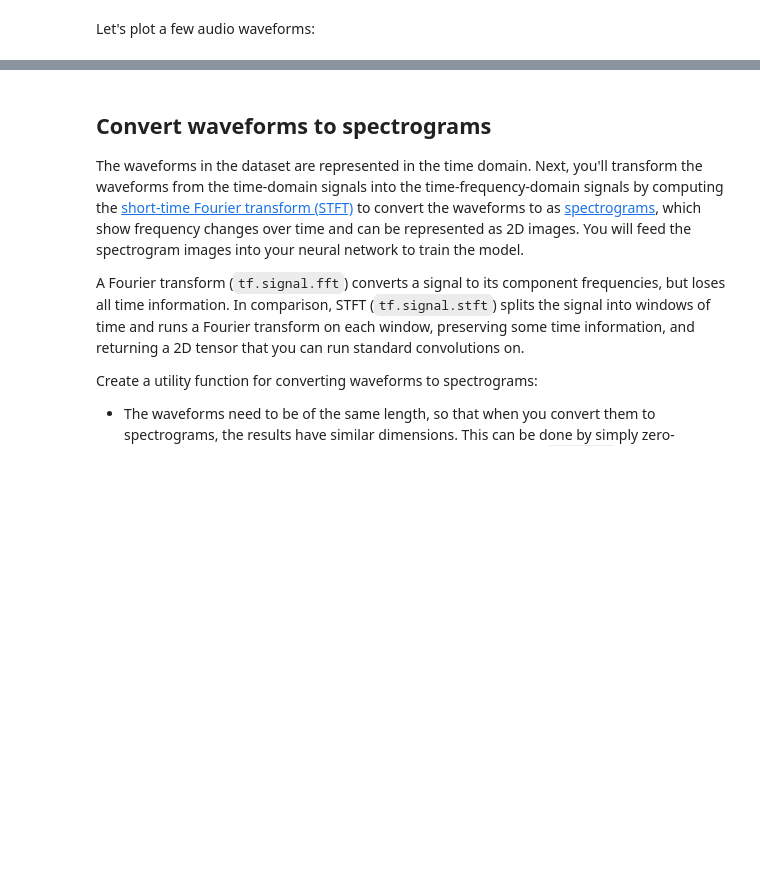
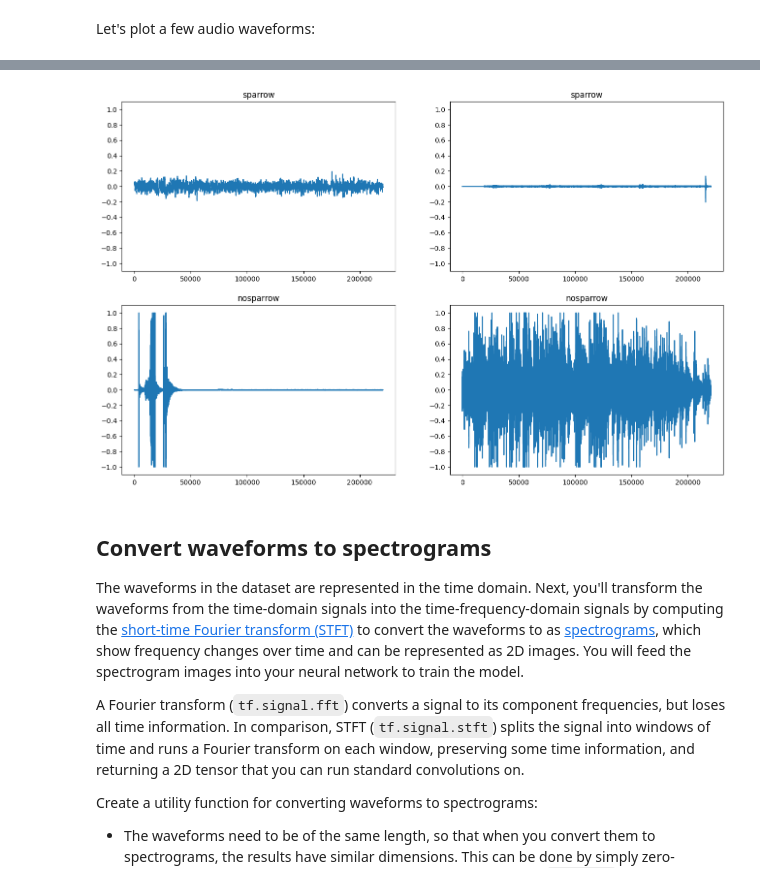
Before and after one commit to gaby-1998/birdguard, a Jupyter notebook: site/en/tutorials/audio/simple_audio.ipynb, the cells around one changed output, grey strips where cells are left out. Cells and saved outputs as stored; diff of their text form; code cells hidden in the pictures; blank space fills up the shorter version.

```diff
--- a/site/en/tutorials/audio/simple_audio.ipynb
+++ b/site/en/tutorials/audio/simple_audio.ipynb
@@ -132,15 +146,17 @@ label_names[[1,1]]
 # %%
 plt.figure(figsize=(16, 10))
-rows = 3
-cols = 3
+rows = 2
+cols = 2
 n = rows * cols
 for i in range(n):
   plt.subplot(rows, cols, i+1)
   audio_signal = example_audio[i]
   plt.plot(audio_signal)
   plt.title(label_names[example_labels[i]])
   plt.yticks(np.arange(-1.2, 1.2, 0.2))
   plt.ylim([-1.1, 1.1])
+# %% [output]
+[figure, added]
 # %% [markdown]
 ## Convert waveforms to spectrograms
 
```
Also changed, not shown: parts of 10 cells of this notebook.
